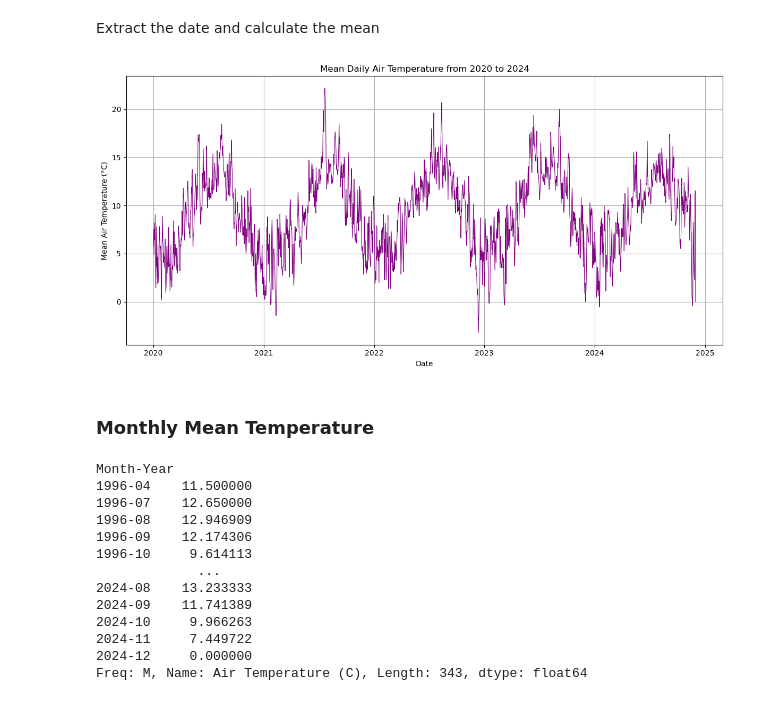
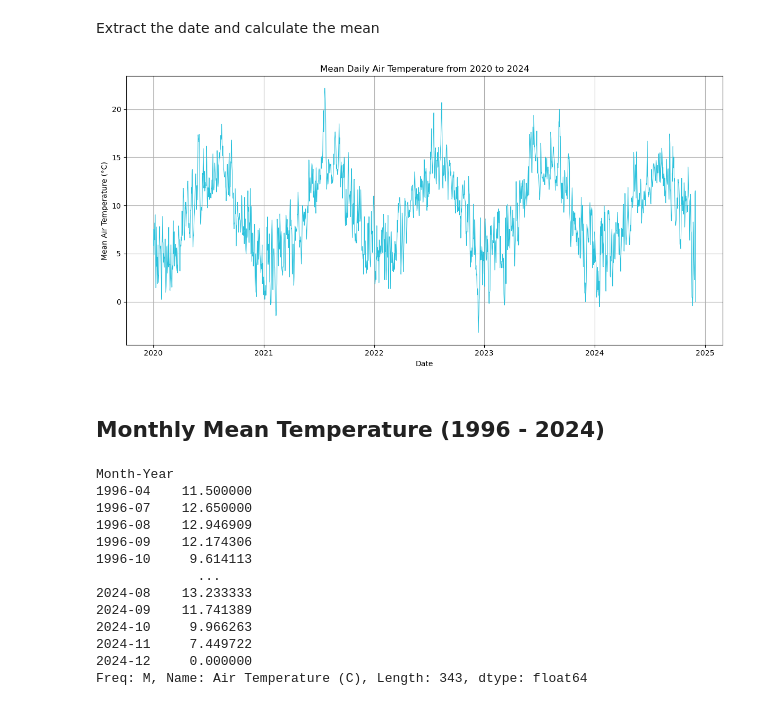
Before and after one commit to aoifeflav/PFDA-assignments, a Jupyter notebook: assignment_6_Weather.ipynb, the cells around one changed output. Cells and saved outputs as stored; diff of their text form; code cells hidden in the pictures.

```diff
--- a/assignment_6_Weather.ipynb
+++ b/assignment_6_Weather.ipynb
@@ -86,18 +92,18 @@ filtered_data['Date'] = filtered_data['Date and Time (UTC)'].dt.date
 daily_mean_temp = filtered_data.groupby('Date')['Air Temperature (C)'].mean()
 # %%
-# Plot the daily mean temperature
+# Plot daily mean temp
 plt.figure(figsize=(12, 6))
-plt.plot(daily_mean_temp.index, daily_mean_temp.values, color='purple', linewidth=0.8)
+plt.plot(daily_mean_temp.index, daily_mean_temp.values, color='#2ac1dc', linewidth=0.8)
 plt.title('Mean Daily Air Temperature from 2020 to 2024')
 plt.xlabel('Date')
 plt.ylabel('Mean Air Temperature (°C)')
 plt.grid(True)
 plt.tight_layout()
 plt.show()
 # %% [output]
-[figure, old version]
+[figure, new version]
 # %% [markdown]
-### Monthly Mean Temperature
+## Monthly Mean Temperature (1996 - 2024)
 # %%
 # Take out the month and year
 df_cleaned['Month-Year'] = df_cleaned['Date and Time (UTC)'].dt.to_period('M')
```
Also changed, not shown: parts of 23 cells of this notebook.
